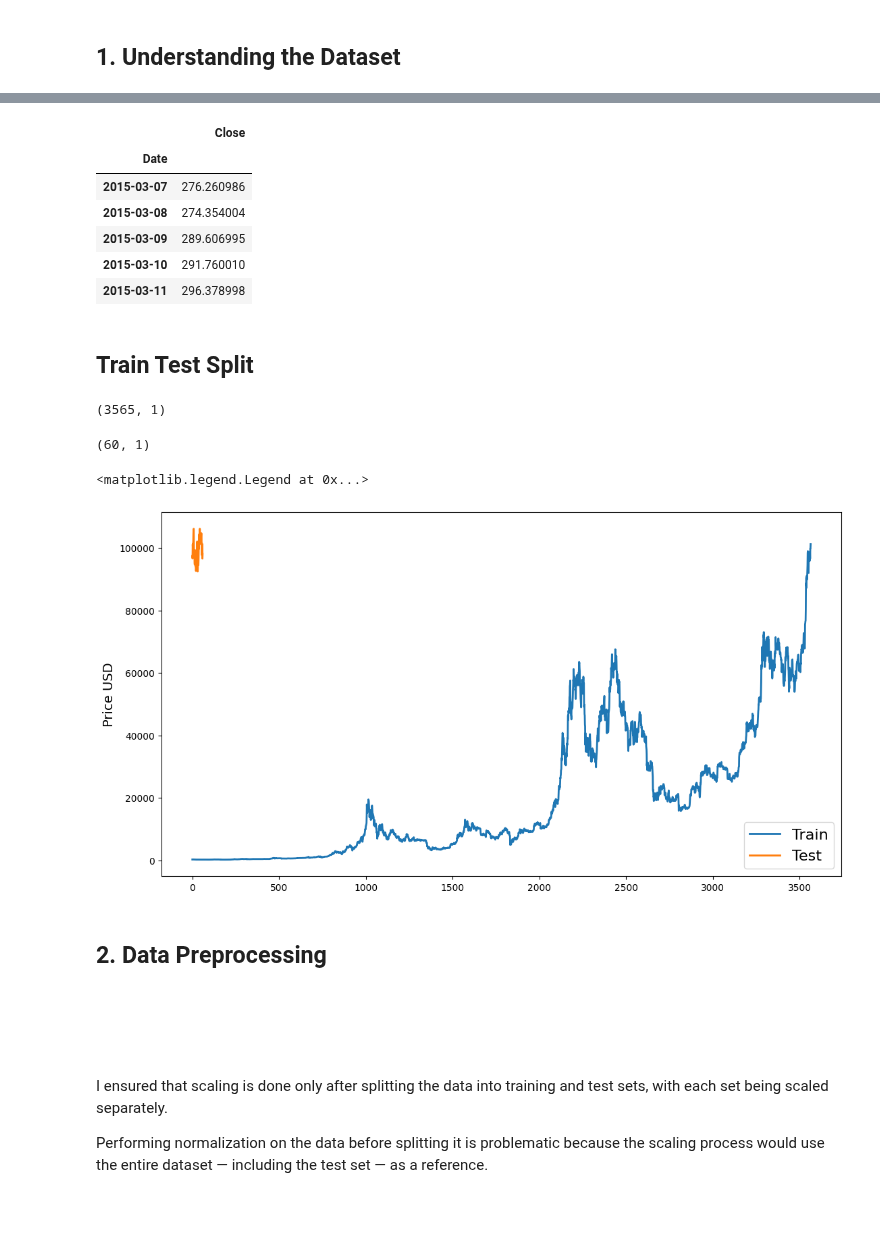
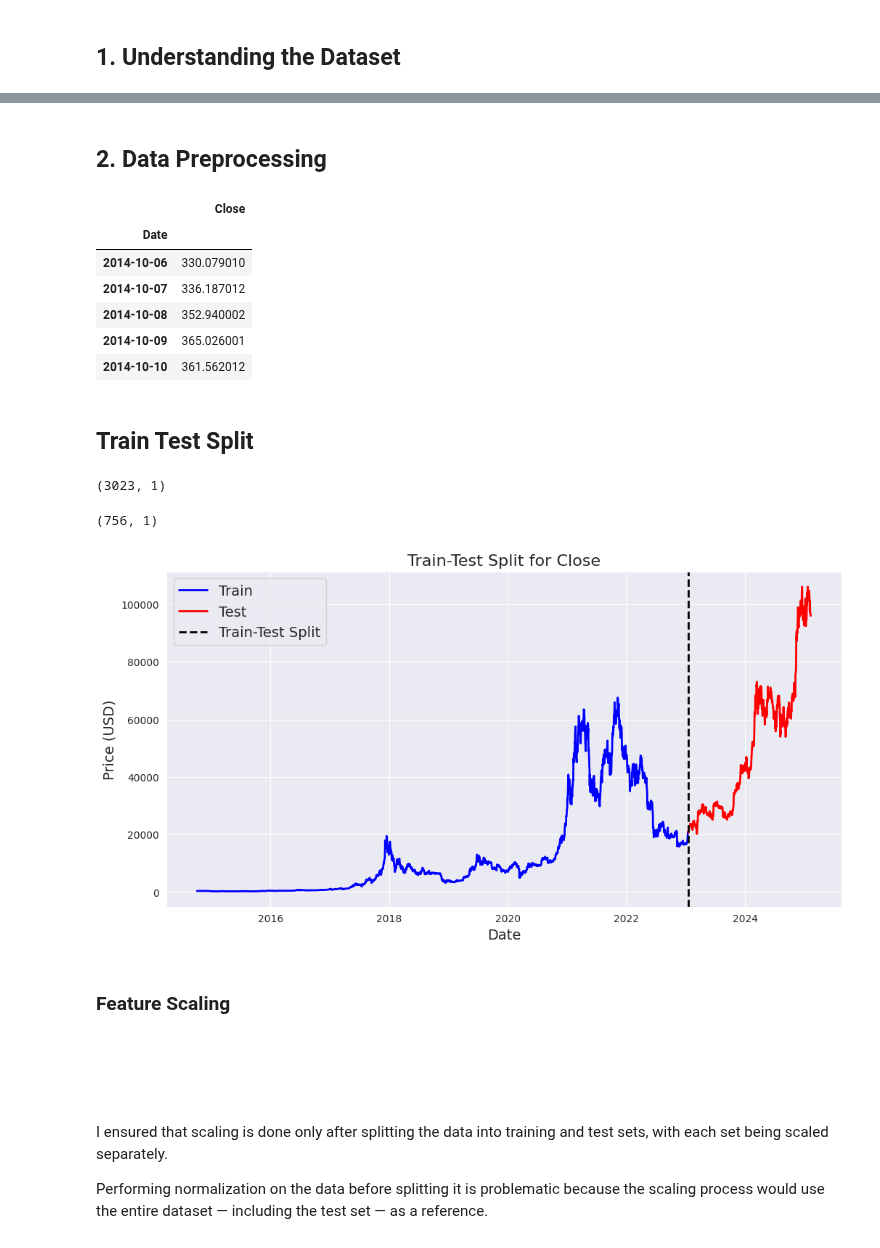
Before and after one commit to bonareri/Cryptocurrency-Price-Prediction-, a Jupyter notebook: lstm_model.ipynb, the cells around one changed output, grey strips where cells are left out. Cells and saved outputs as stored; diff of their text form; code cells hidden in the pictures; blank space fills up the shorter version.

```diff
--- a/lstm_model.ipynb
+++ b/lstm_model.ipynb
@@ -27,9 +6,11 @@ Successfully installed keras-tuner-1.4.7 kt-legacy-1.0.5
 #Importing necesseray libraries
 import pandas as pd
 import numpy as np
+import seaborn as sns
 import matplotlib.pyplot as plt
 import math
-from sklearn.metrics import mean_squared_error
+import datetime as dt
+from sklearn.metrics import mean_squared_error, mean_absolute_error
 
 import keras_tuner as kt
 import tensorflow as tf
@@ -39,9 +20,12 @@ from tensorflow.keras.optimizers import Adam
 from tensorflow.keras.layers import LSTM, Dense, Dropout, BatchNormalization
 from tensorflow.keras.callbacks import EarlyStopping, ReduceLROnPlateau
 from sklearn.model_selection import train_test_split
+from tensorflow.keras.regularizers import l2
+# Set the Seaborn style for all plots
+sns.set_style("darkgrid")
 # %%
 # Load preprocessed data
-df = pd.read_csv('/content/bitcoin_prices_preprocessed.csv', index_col='Date', parse_dates=True)
+df = pd.read_csv('/content/bitcoin_analysis_engineered.csv', index_col='Date', parse_dates=True)
 
 # Display the first few rows of the data
 df.head()
@@ -74,2 +60,4 @@ memory usage: 254.9 KB
+# %% [markdown]
+## 2. Data Preprocessing
 # %%
 # Select only the 'Close' price
@@ -79,10 +67,10 @@ df_close.head()
 # %% [output]
 |  | Close |
 | Date |  |
-| 2015-03-07 | 276.260986 |
-| 2015-03-08 | 274.354004 |
-| 2015-03-09 | 289.606995 |
-| 2015-03-10 | 291.760010 |
-| 2015-03-11 | 296.378998 |
+| 2014-10-06 | 330.079010 |
+| 2014-10-07 | 336.187012 |
+| 2014-10-08 | 352.940002 |
+| 2014-10-09 | 365.026001 |
+| 2014-10-10 | 361.562012 |
 # %% [markdown]
 ## Train Test Split
@@ -98,25 +77,50 @@ df_test = df_close[len(df_close) - prediction_days:].values
+# %%
+# Determine the split index for 80% training and 20% testing
+split_index = int(len(df_close) * 0.8)
+
+# Training Data: First 80% of the dataset
+df_train = df_close[:split_index].values
+
+# Test Data: Last 20% of the dataset
+df_test = df_close[split_index:].values
 # %%
 df_train.shape
 # %% [output]
-(3565, 1)
+(3023, 1)
 # %%
 df_test.shape
 # %% [output]
-(60, 1)
+(756, 1)
 # %%
+# Define the column to plot
 chosen_col = 'Close'
 
-fig, ax = plt.subplots(1, figsize=(13, 7))
-ax.plot(df_train, label='Train', linewidth=2)
-ax.plot(df_test, label='Test', linewidth=2)
-ax.set_ylabel('Price USD', fontsize=14)
-ax.set_title('', fontsize=16)
-ax.legend(loc='best', fontsize=16)
+# Create the figure
+fig, ax = plt.subplots(figsize=(12, 6))
+
+# Plot training data
+ax.plot(df.index[:split_index], df_train, label='Train', linewidth=2, color='blue')
+
+# Plot test data
+ax.plot(df.index[split_index:], df_test, label='Test', linewidth=2, color='red')
+
+# Labels and title
+ax.set_xlabel('Date', fontsize=14)
+ax.set_ylabel('Price (USD)', fontsize=14)
+ax.set_title(f'Train-Test Split for {chosen_col}', fontsize=16)
+
+# Add vertical split line
+ax.axvline(df.index[split_index], color='black', linestyle='--', linewidth=2, label='Train-Test Split')
+
+# Show legend
+ax.legend(loc='best', fontsize=14)
+
+# Show plot
+plt.show()
 # %% [output]
-<matplotlib.legend.Legend at 0x...>
-[figure, old version]
+[figure, new version]
-# %% [markdown]
-## 2. Data Preprocessing
+# %% [markdown]
+### Feature Scaling
 # %% [markdown]
 <div style="background: linear-gradient(45deg, #FFC300, #FF5733, #C70039, #900C3F); padding: 10px; border-radius: 5px; display: flex; align-items: center;">
     <h3 style="font-weight: bold; color: white; margin: 0 auto;"> Min Max Scaling of Data post Train-Test Split </h3>
```
Also changed, not shown: parts of 49 cells of this notebook.
